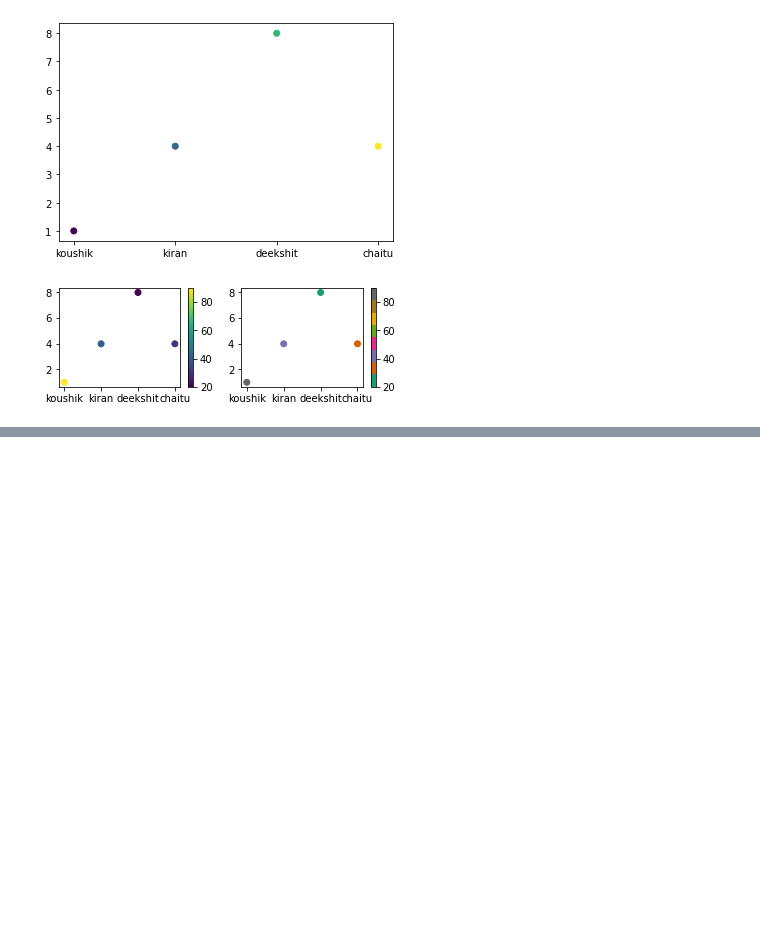
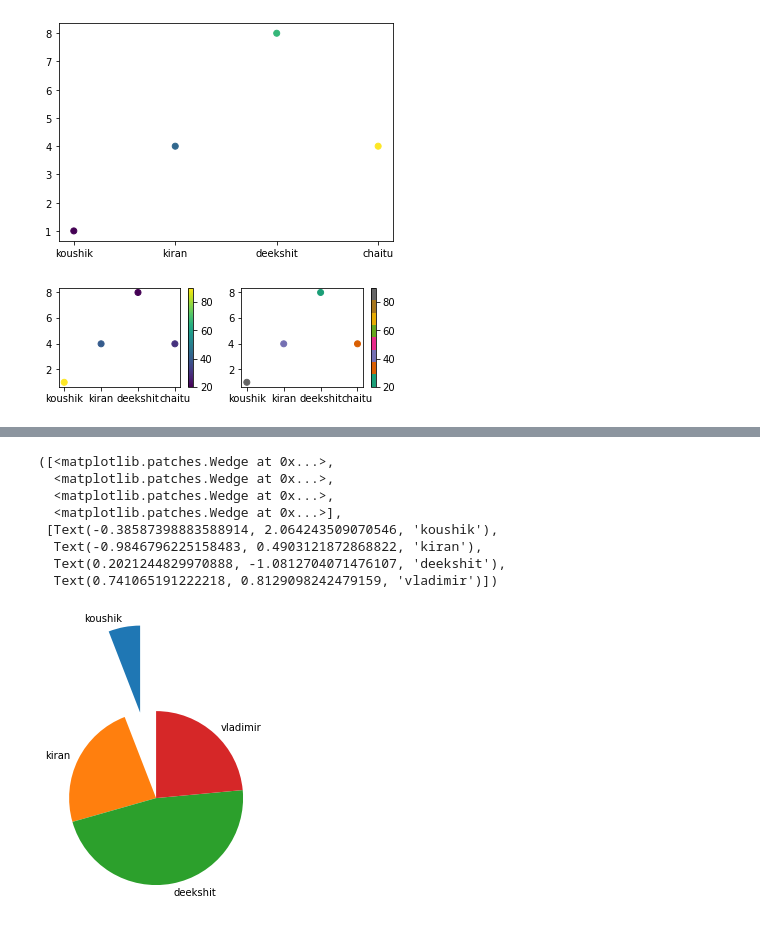
Before and after one commit to suryakiran23/PYTHON, a Jupyter notebook: Python_(1012).ipynb, the cells around one changed output, grey strips where cells are left out. Cells and saved outputs as stored; diff of their text form; code cells hidden in the pictures; blank space fills up the shorter version.

```diff
--- a/Python_(1012).ipynb
+++ b/Python_(1012).ipynb
@@ -2737,0 +2747,17 @@ mp.show()
+# %%
+import matplotlib.pyplot as mp
+import numpy as np
+x=np.array(["koushik","kiran","deekshit","vladimir"])
+y=np.array([1,4,8,4])
+bump=np.array([1,0,0,0,])
+mp.pie(y,labels=x,startangle=90,explode=bump)
+# %% [output]
+([<matplotlib.patches.Wedge at 0x...>,
+  <matplotlib.patches.Wedge at 0x...>,
+  <matplotlib.patches.Wedge at 0x...>,
+  <matplotlib.patches.Wedge at 0x...>],
+ [Text(-0.38587398883588914, 2.064243509070546, 'koushik'),
+  Text(-0.9846796225158483, 0.4903121872868822, 'kiran'),
+  Text(0.2021244829970888, -1.0812704071476107, 'deekshit'),
+  Text(0.741065191222218, 0.8129098242479159, 'vladimir')])
+[figure, added]
```
Also changed, not shown: parts of 6 cells of this notebook.
